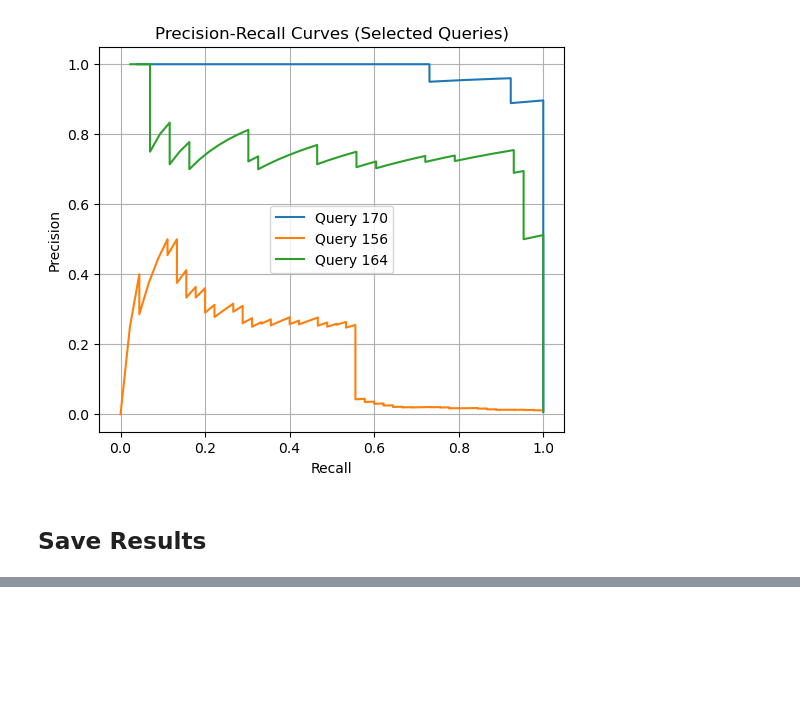
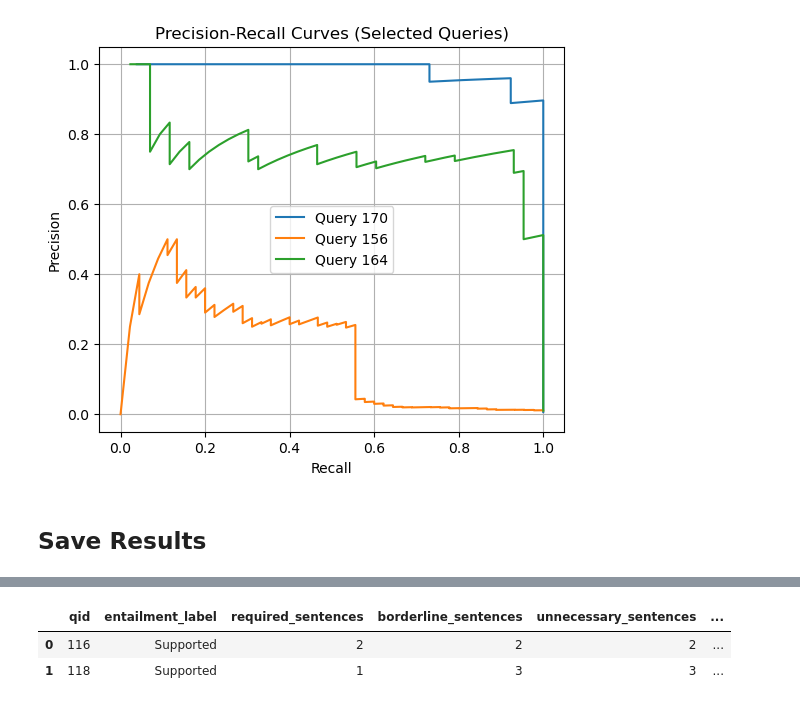
Before and after one commit to alexandreffs/nlpProject, a Jupyter notebook: project_phase1.ipynb, the cells around one changed output, grey strips where cells are left out. Cells and saved outputs as stored; diff of their text form; code cells hidden in the pictures; blank space fills up the shorter version.

```diff
--- a/project_phase1.ipynb
+++ b/project_phase1.ipynb
@@ -1841,0 +1204,22 @@ UNKNOWN
+# %%
+# ============================================================
+# Load answer generation model
+# ============================================================
+
+import torch
+from transformers import AutoTokenizer, AutoModelForCausalLM
+
+# Change this depending on what you can run.
+# Examples:
+# DECODER_MODEL = "google/gemma-2-2b-it"
+DECODER_MODEL = "google/medgemma-4b-it"
+# DECODER_MODEL = "google/gemma-2-2b-it"
+# DECODER_MODEL = "TinyLlama/TinyLlama-1.1B-Chat-v1.0"
+
+tokenizer = AutoTokenizer.from_pretrained(DECODER_MODEL)
+
+decoder_model = AutoModelForCausalLM.from_pretrained(
+    DECODER_MODEL,
+    torch_dtype=torch.float16 if torch.cuda.is_available() else torch.float32,
+    device_map="auto"
+)
@@ -1841,0 +1567,26 @@ UNKNOWN
+# %%
+# ============================================================
+# Summary tables for report
+# ============================================================
+
+rows = []
+
+for qid, item in phase2_judge_results.items():
+    labels = [x["judge_label"] for x in item["sentence_judgments"]]
+
+    rows.append({
+        "qid": qid,
+        "entailment_label": item["entailment_label"],
+        "required_sentences": labels.count("Required"),
+        "borderline_sentences": labels.count("Borderline"),
+        "unnecessary_sentences": labels.count("Unnecessary"),
+        "inappropriate_sentences": labels.count("Inappropriate"),
+        "total_reference_sentences": len(labels)
+    })
+
+phase2_summary_df = pd.DataFrame(rows)
+phase2_summary_df.head()
+# %% [output]
+|  | qid | entailment_label | required_sentences | borderline_sentences | unnecessary_sentences | ... |
+| 0 | 116 | Supported | 2 | 2 | 2 | ... |
+| 1 | 118 | Supported | 1 | 3 | 3 | ... |
```
Also changed, not shown: parts of 71 cells of this notebook, 1 other file.
